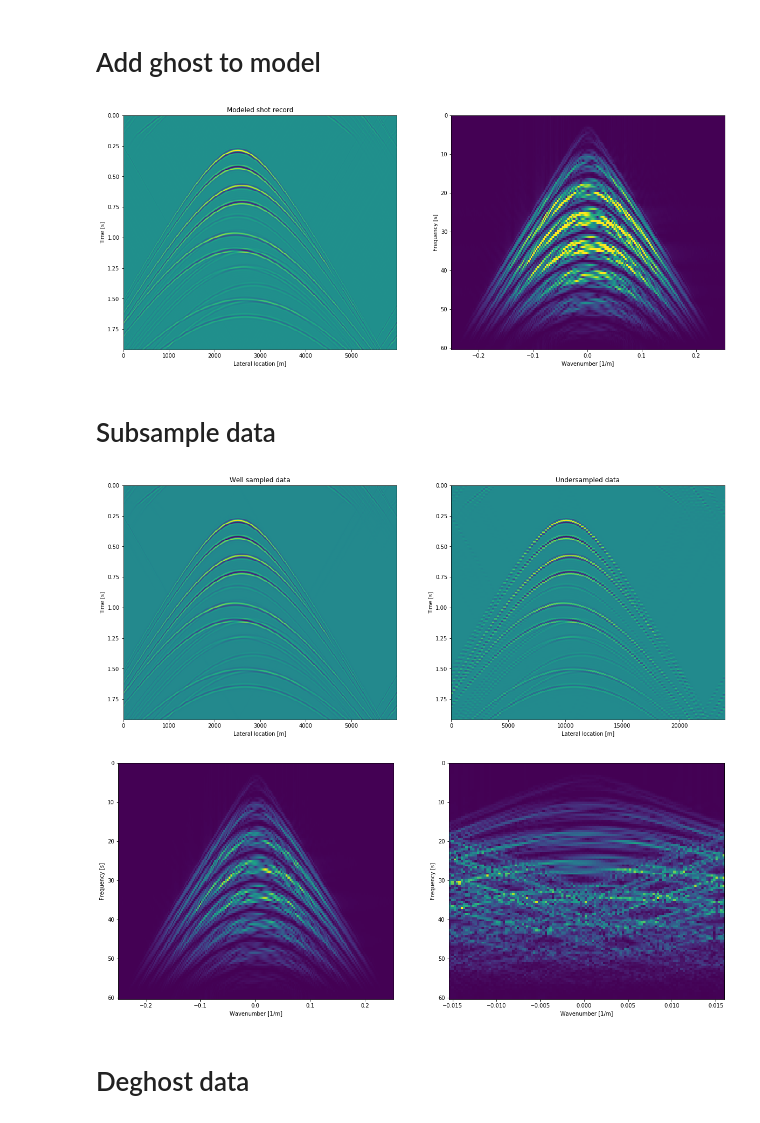
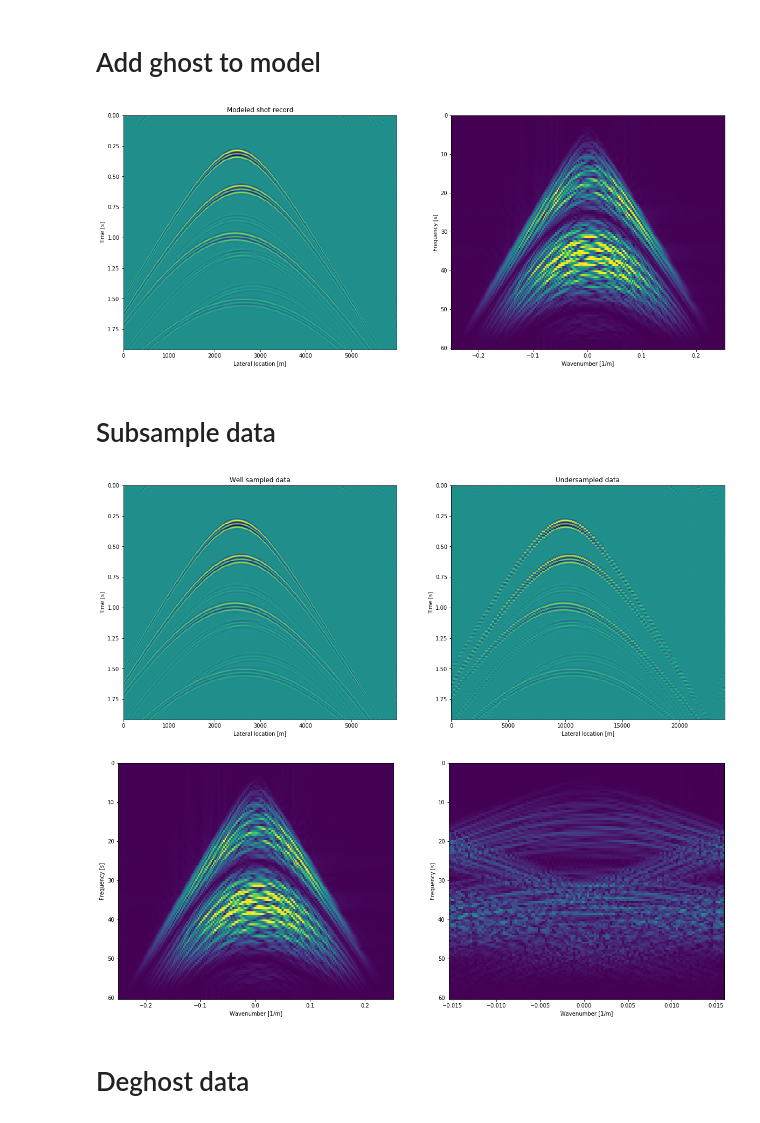
Before and after one commit to jwvrolijk/masterclass2020, a Jupyter notebook: masterclass2020.ipynb, the cells around one changed output. Saved outputs shown, nothing was run; the diff lists cells and outputs as text; code cells hidden in the pictures.

```diff
--- a/masterclass2020.ipynb
+++ b/masterclass2020.ipynb
@@ -72,9 +81,12 @@ df=1/(nt*dt)
 fmax=60
 nfreq=int(fmax/df)+1
 #Read in seismic data and reshape to matrix notation (binary format)
-p=np.reshape(np.fromfile('/Users/jwvrolijk/Seismics/MASTERCLASS/shots.P0.bin', dtype=np.float32, count=-1, sep=''),[nsrc,nrec,nt]).T
+p=np.reshape(np.fromfile('masterclass2020/shots.P0.part1.bin', dtype=np.float32, count=-1, sep=''),[100,nrec,nt]).T
+p=np.append(p,np.reshape(np.fromfile('masterclass2020/shots.P0.part2.bin', dtype=np.float32, count=-1, sep=''),[100,nrec,nt]).T,axis=2)
+p=np.append(p,np.reshape(np.fromfile('masterclass2020/shots.P0.part3.bin', dtype=np.float32, count=-1, sep=''),[100,nrec,nt]).T,axis=2)
+p=np.append(p,np.reshape(np.fromfile('masterclass2020/shots.P0.part4.bin', dtype=np.float32, count=-1, sep=''),[100,nrec,nt]).T,axis=2)
+p=np.append(p,np.reshape(np.fromfile('masterclass2020/shots.P0.part5.bin', dtype=np.float32, count=-1, sep=''),[80,nrec,nt]).T,axis=2)
 #Apply Fourier transform over time axis
 P=np.fft.rfft(p,axis=0)
 #Apply Fourier transform over spatial axes
 Pk=np.fft.fft(np.fft.fft(P,axis=1),axis=2)
-print(np.min(p))
@@ -84,7 +94,7 @@ print(np.min(p))
 # Plot data
 # %%
 #Check shot number #maximum
-shot=200
+shot=199
 
 #sampling in wavenumber domain
 dkx=2*m.pi/nrec/dx
@@ -108,7 +118,7 @@ plt.show()
 # Add ghost to model
 # %%
 #Set depth of receivers
-depth=100
+depth=30
 #Set propagation velocity
 c=1500
 #Create ghost model
@@ -132,7 +142,7 @@ ax2.set_ylabel('Frequency [s]')
 
 plt.show()
 # %% [output]
-[figure, old version]
+[figure, new version]
 # %% [markdown]
 # Subsample data
 # %%
@@ -142,39 +152,39 @@ factor=4
 #Spatial sampling after subsampling
 dxsub=dx*factor
 nsub=int(nrec/factor)
 dksub=2*m.pi/nsrc/dxsub
 
 #Subsample the shot records including the ghost
 GPsub=GP[:,0::factor,:]
 
 #Plot shot record vs subsampled shot record in time space and wavenumber frequency domain
 fig, (ax1, ax2) = plt.subplots(1,2,figsize=(20,8))
-ax1.imshow(np.fft.irfft(GP[:,:,shot],axis=0),extent=[0,dx*(nrec-1),dt*(nt-1),0],aspect='auto')
+ax1.imshow(np.fft.irfft(GP[:,:,shot],axis=0),extent=[0,dx*(nrec-1),dt*(nt-1),0],vmin=-3e-3,vmax=3e-3,aspect='auto')
 ax1.axis([0,(nrec-1)*dx,(nt-1)*dt,0])
 ax1.set_xlabel('Lateral location [m]')
 ax1.set_ylabel('Time [s]')
 ax1.set_title('Well sampled data')
 
-ax2.imshow(np.fft.irfft(GPsub[:,:,shot],axis=0),extent=[0,dxsub*(nsrc-1),dt*(nt-1),0],aspect='auto')
+ax2.imshow(np.fft.irfft(GPsub[:,:,shot],axis=0),extent=[0,dxsub*(nsrc-1),dt*(nt-1),0],vmin=-3e-3,vmax=3e-3,aspect='auto')
 ax2.axis([0,(nsrc-1)*dxsub,(nt-1)*dt,0])
 ax2.set_xlabel('Lateral location [m]')
 ax2.set_ylabel('Time [s]')
 ax2.set_title('Undersampled data')
 
 fig, (ax1, ax2) = plt.subplots(1,2,figsize=(20,8))
-ax1.imshow(np.absolute(np.fft.fftshift(np.fft.fft(GP[:,:,shot],axis=1),axes=1)),extent=[-((nrec/2)+1)*dkx,((nrec/2)+1)*dkx,df*(nt/2),0],aspect='auto')
+ax1.imshow(np.absolute(np.fft.fftshift(np.fft.fft(GP[:,:,shot],axis=1),axes=1)),extent=[-((nrec/2)+1)*dkx,((nrec/2)+1)*dkx,df*(nt/2),0],vmin=0,vmax=1,aspect='auto')
 ax1.axis([(-(nrec/2)+1)*dkx,((nrec/2)+1)*dkx,nfreq*df,0])
 ax1.set_xlabel('Wavenumber [1/m]')
 ax1.set_ylabel('Frequency [s]')
 
-ax2.imshow(np.absolute(np.fft.fftshift(np.fft.fft(GPsub[:,:,shot],axis=1),axes=1)),extent=[-((nsub/2)+1)*dksub,((nsub/2)+1)*dksub,df*(nt/2),0],aspect='auto')
+ax2.imshow(np.absolute(np.fft.fftshift(np.fft.fft(GPsub[:,:,shot],axis=1),axes=1)),extent=[-((nsub/2)+1)*dksub,((nsub/2)+1)*dksub,df*(nt/2),0],vmin=0,vmax=1,aspect='auto')
 ax2.axis([(-(nsub/2)+1)*dksub,((nsub/2)+1)*dksub,nfreq*df,0])
 ax2.set_xlabel('Wavenumber [1/m]')
 ax2.set_ylabel('Frequency [s]')
 plt.show()
 # %% [output]
-[figure, old version]
+[figure, new version]
-[figure, old version]
+[figure, new version]
 # %% [markdown]
 # Deghost data
 # %%
```
Also changed, not shown: parts of 10 cells of this notebook.
